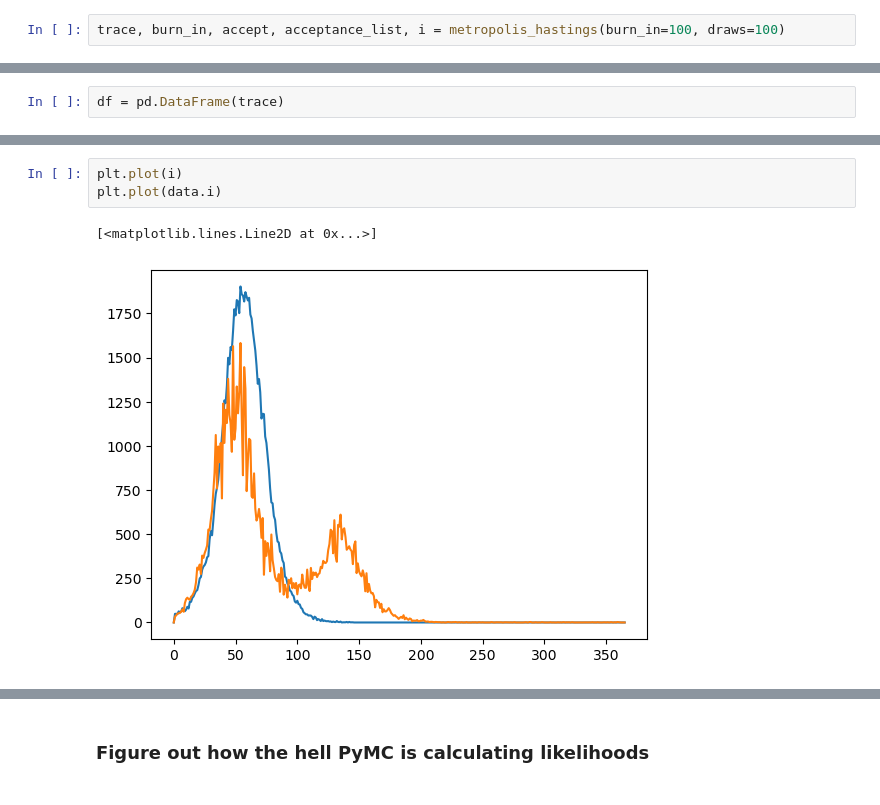
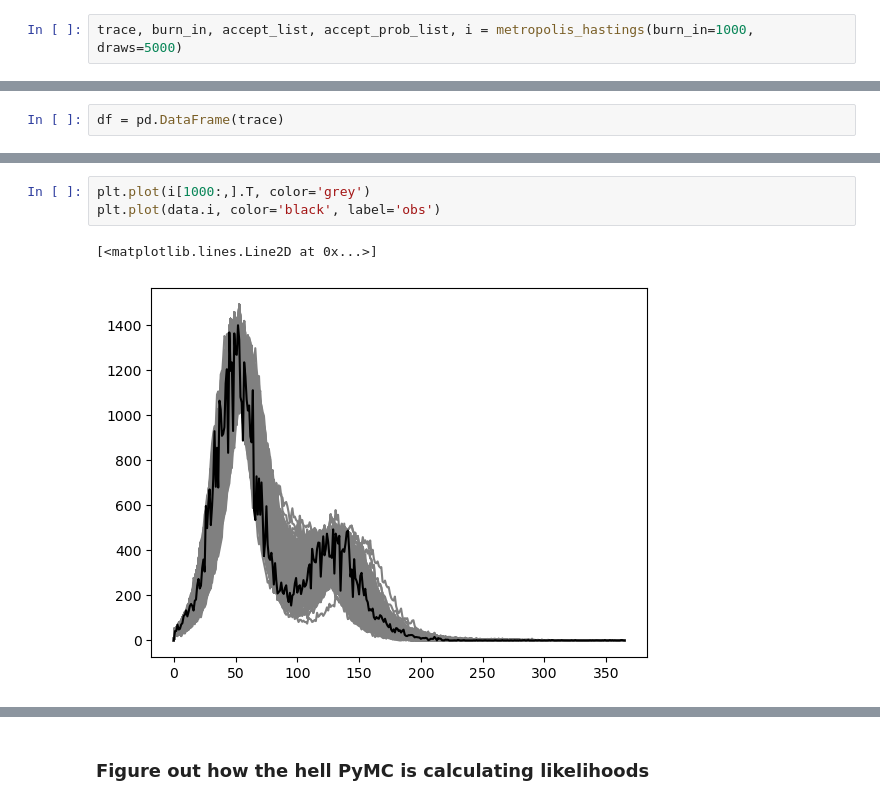
Before and after one commit to hwunrow/epykalman, a Jupyter notebook: src/metropolis_hastings.ipynb, the cells around one changed output, grey strips where cells are left out. Saved outputs shown, nothing was run; the diff lists cells and outputs as text.

```diff
--- a/src/metropolis_hastings.ipynb
+++ b/src/metropolis_hastings.ipynb
@@ -208,2 +230,2 @@ def metropolis_hastings(burn_in, draws):
 # %%
-trace, burn_in, accept, acceptance_list, i = metropolis_hastings(burn_in=100, draws=100)
+trace, burn_in, accept_list, accept_prob_list, i = metropolis_hastings(burn_in=1000, draws=5000)
@@ -238,6 +276,6 @@ df.midpoint.plot.hist()
 # %%
-plt.plot(i)
-plt.plot(data.i)
+plt.plot(i[1000:,].T, color='grey')
+plt.plot(data.i, color='black', label='obs')
 # %% [output]
 [<matplotlib.lines.Line2D at 0x...>]
-[figure, old version]
+[figure, new version]
```
Also changed, not shown: parts of 19 cells of this notebook.
